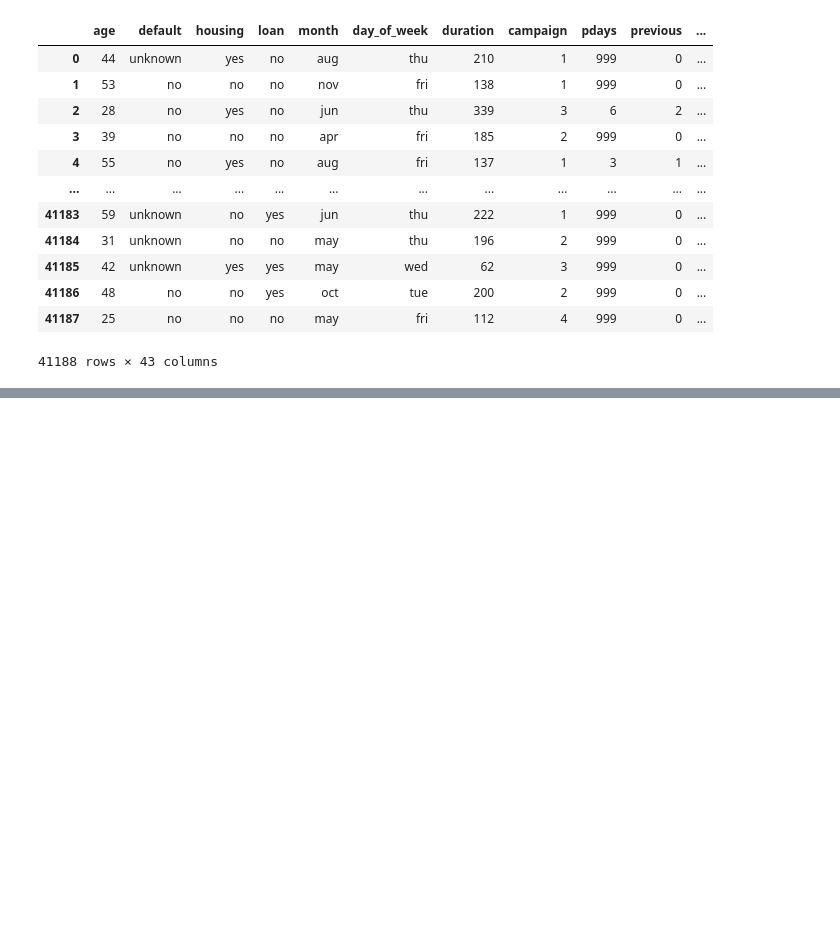
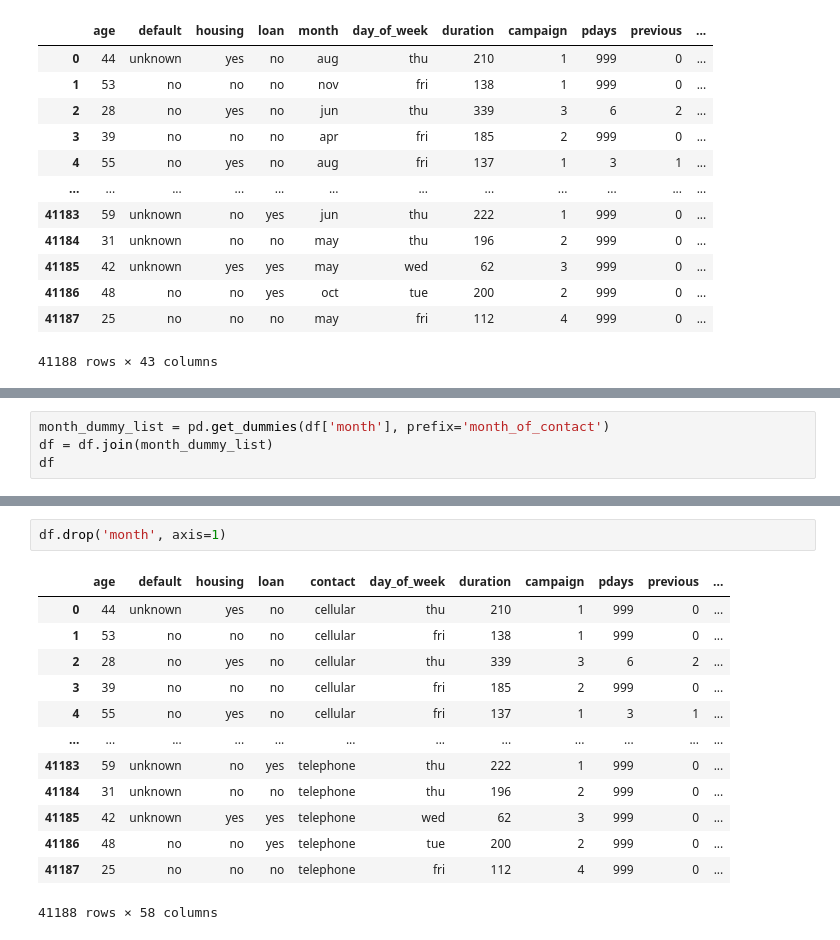
Before and after one commit to MrBigJupiter/LogisticRegression_Sandbox, a Jupyter notebook: log_prac.ipynb, the cells around one changed output, grey strips where cells are left out. Cells and saved outputs as stored; diff of their text form; blank space fills up the shorter version.

```diff
--- a/log_prac.ipynb
+++ b/log_prac.ipynb
@@ -328,0 +376,4 @@ df.drop('contact', axis=1)
+# %%
+month_dummy_list = pd.get_dummies(df['month'], prefix='month_of_contact')
+df = df.join(month_dummy_list)
+df
@@ -328,0 +394,16 @@ df.drop('contact', axis=1)
+# %%
+df.drop('month', axis=1)
+# %% [output]
+|  | age | default | housing | loan | contact | day_of_week | duration | campaign | pdays | previous | ... |
+| 0 | 44 | unknown | yes | no | cellular | thu | 210 | 1 | 999 | 0 | ... |
+| 1 | 53 | no | no | no | cellular | fri | 138 | 1 | 999 | 0 | ... |
+| 2 | 28 | no | yes | no | cellular | thu | 339 | 3 | 6 | 2 | ... |
+| 3 | 39 | no | no | no | cellular | fri | 185 | 2 | 999 | 0 | ... |
+| 4 | 55 | no | yes | no | cellular | fri | 137 | 1 | 3 | 1 | ... |
+| ... | ... | ... | ... | ... | ... | ... | ... | ... | ... | ... | ... |
+| 41183 | 59 | unknown | no | yes | telephone | thu | 222 | 1 | 999 | 0 | ... |
+| 41184 | 31 | unknown | no | no | telephone | thu | 196 | 2 | 999 | 0 | ... |
+| 41185 | 42 | unknown | yes | yes | telephone | wed | 62 | 3 | 999 | 0 | ... |
+| 41186 | 48 | no | no | yes | telephone | tue | 200 | 2 | 999 | 0 | ... |
+| 41187 | 25 | no | no | no | telephone | fri | 112 | 4 | 999 | 0 | ... |
+41188 rows × 58 columns
```
Also changed, not shown: parts of 4 cells of this notebook.
